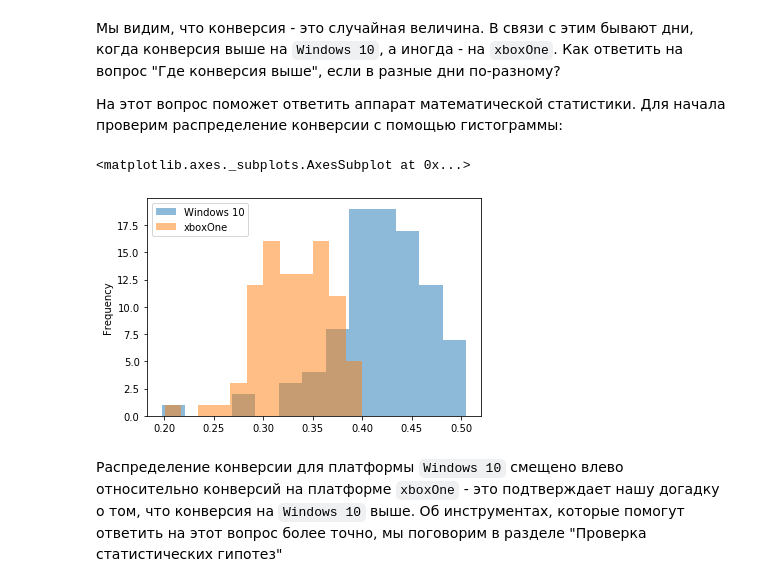
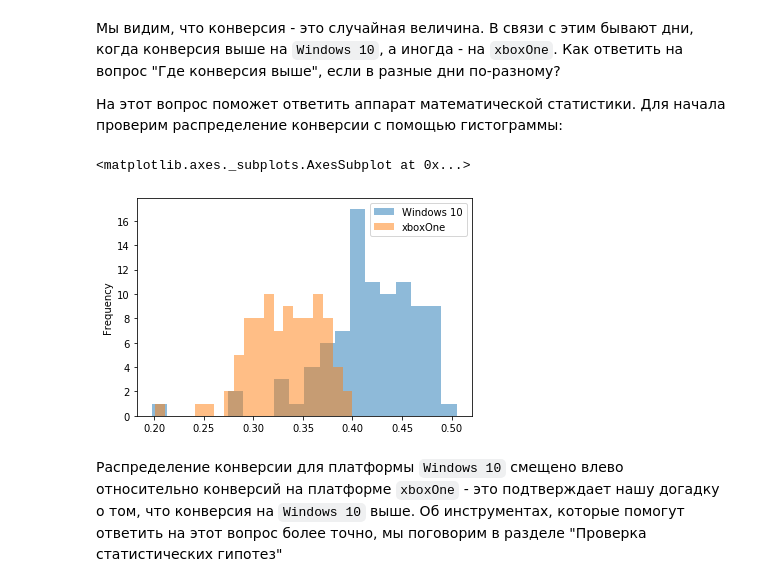
Before and after one commit to adzhumurat/data_management, a Jupyter notebook: jupyter_notebooks/I_probability.ipynb, the cells around one changed output. Drawn from its saved outputs; the diff is of its cells as text; code cells hidden in the pictures.

```diff
--- a/jupyter_notebooks/I_probability.ipynb
+++ b/jupyter_notebooks/I_probability.ipynb
@@ -452,16 +494,16 @@ df2.plot(x='date', y='conversion', ax=ax, label='xboxOne')
 # %%
 # Windows 10
 ax = conversion_df[
     conversion_df['subsite_title']=='Windows 10'
-]['conversion'].plot(kind='hist', alpha=0.5, bins=13, label='Windows 10', legend=True)
+]['conversion'].plot(kind='hist', alpha=0.5, bins=20, label='Windows 10', legend=True)
 
 # xboxOne
 conversion_df[
     conversion_df['subsite_title']=='xboxOne'
-]['conversion'].plot(kind='hist', alpha=0.5, bins=12, label='xboxOne', legend=True)
+]['conversion'].plot(kind='hist', alpha=0.5, bins=20, label='xboxOne', legend=True)
 # %% [output]
 <matplotlib.axes._subplots.AxesSubplot at 0x...>
-[figure, old version]
+[figure, new version]
 # %% [markdown]
 Распределение конверсии для платформы `Windows 10` смещено влево относительно конверсий на платформе `xboxOne` - это подтверждает нашу догадку о том, что конверсия на `Windows 10` выше. Об инструментах, которые помогут ответить на этот вопрос более точно, мы поговорим в разделе "Проверка статистических гипотез"
 # %% [markdown]
```
Also changed, not shown: parts of 40 cells of this notebook, 1 other file.
